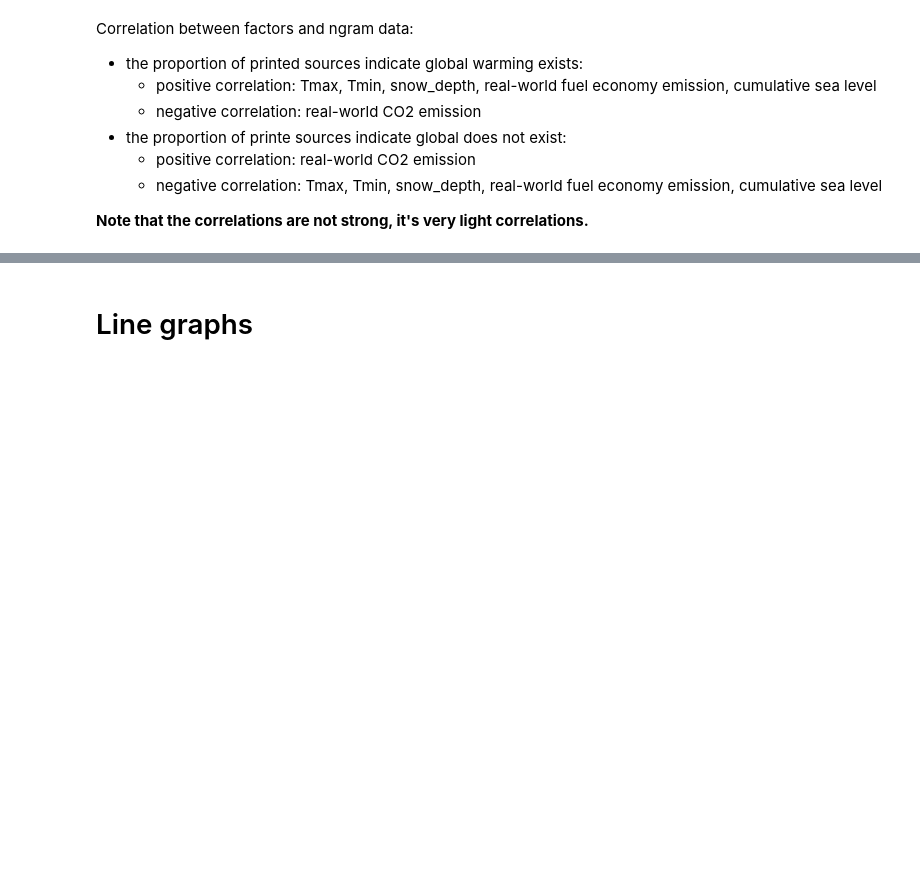
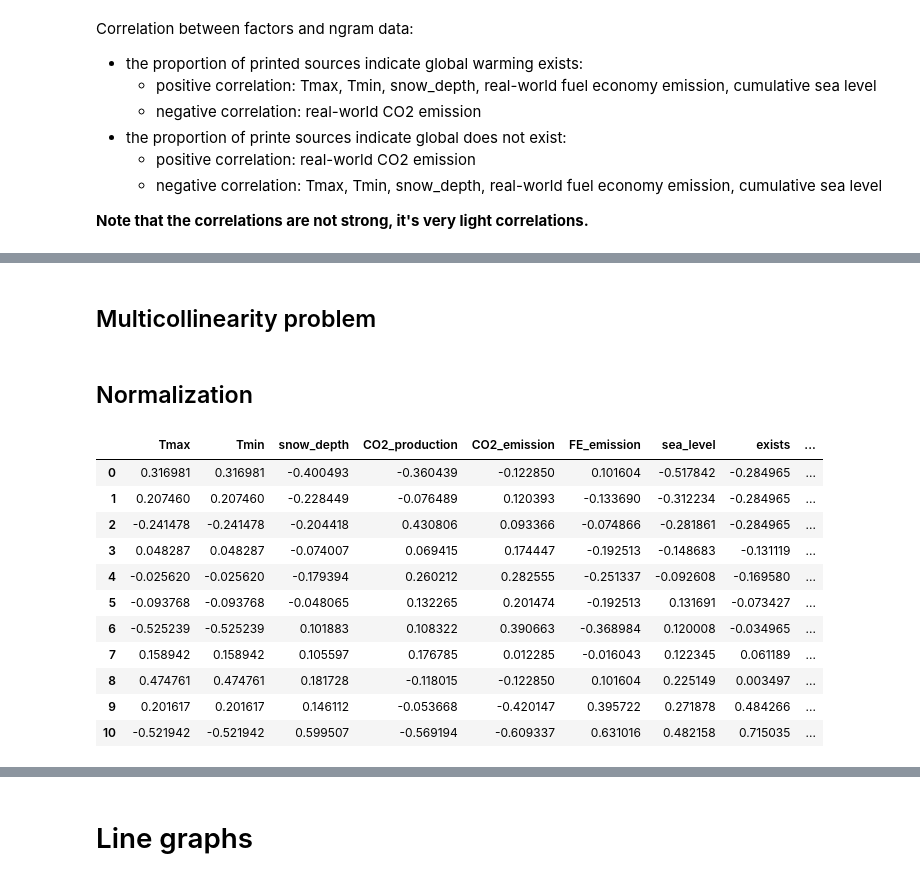
Before and after one commit to estellaleee/Global_warming_existance, a Jupyter notebook: dataVisualization.ipynb, the cells around one changed output, grey strips where cells are left out. Drawn from its saved outputs; the diff is of its cells as text; code cells hidden in the pictures; blank space fills up the shorter version.

```diff
--- a/dataVisualization.ipynb
+++ b/dataVisualization.ipynb
@@ -182,0 +265,21 @@ Correlation between factors and ngram data:
+# %% [markdown]
+## Multicollinearity problem
+# %% [markdown]
+## Normalization
+# %%
+df1 = df[["Tmax","Tmin","snow_depth","CO2_production","CO2_emission","FE_emission","sea_level","exists","exists_prop"]]
+# %%
+df1.apply(lambda x: (x - np.mean(x)) / (np.max(x) - np.min(x)))
+# %% [output]
+|  | Tmax | Tmin | snow_depth | CO2_production | CO2_emission | FE_emission | sea_level | exists | ... |
+| 0 | 0.316981 | 0.316981 | -0.400493 | -0.360439 | -0.122850 | 0.101604 | -0.517842 | -0.284965 | ... |
+| 1 | 0.207460 | 0.207460 | -0.228449 | -0.076489 | 0.120393 | -0.133690 | -0.312234 | -0.284965 | ... |
+| 2 | -0.241478 | -0.241478 | -0.204418 | 0.430806 | 0.093366 | -0.074866 | -0.281861 | -0.284965 | ... |
+| 3 | 0.048287 | 0.048287 | -0.074007 | 0.069415 | 0.174447 | -0.192513 | -0.148683 | -0.131119 | ... |
+| 4 | -0.025620 | -0.025620 | -0.179394 | 0.260212 | 0.282555 | -0.251337 | -0.092608 | -0.169580 | ... |
+| 5 | -0.093768 | -0.093768 | -0.048065 | 0.132265 | 0.201474 | -0.192513 | 0.131691 | -0.073427 | ... |
+| 6 | -0.525239 | -0.525239 | 0.101883 | 0.108322 | 0.390663 | -0.368984 | 0.120008 | -0.034965 | ... |
+| 7 | 0.158942 | 0.158942 | 0.105597 | 0.176785 | 0.012285 | -0.016043 | 0.122345 | 0.061189 | ... |
+| 8 | 0.474761 | 0.474761 | 0.181728 | -0.118015 | -0.122850 | 0.101604 | 0.225149 | 0.003497 | ... |
+| 9 | 0.201617 | 0.201617 | 0.146112 | -0.053668 | -0.420147 | 0.395722 | 0.271878 | 0.484266 | ... |
+| 10 | -0.521942 | -0.521942 | 0.599507 | -0.569194 | -0.609337 | 0.631016 | 0.482158 | 0.715035 | ... |
```
Also changed, not shown: parts of 20 cells of this notebook.
